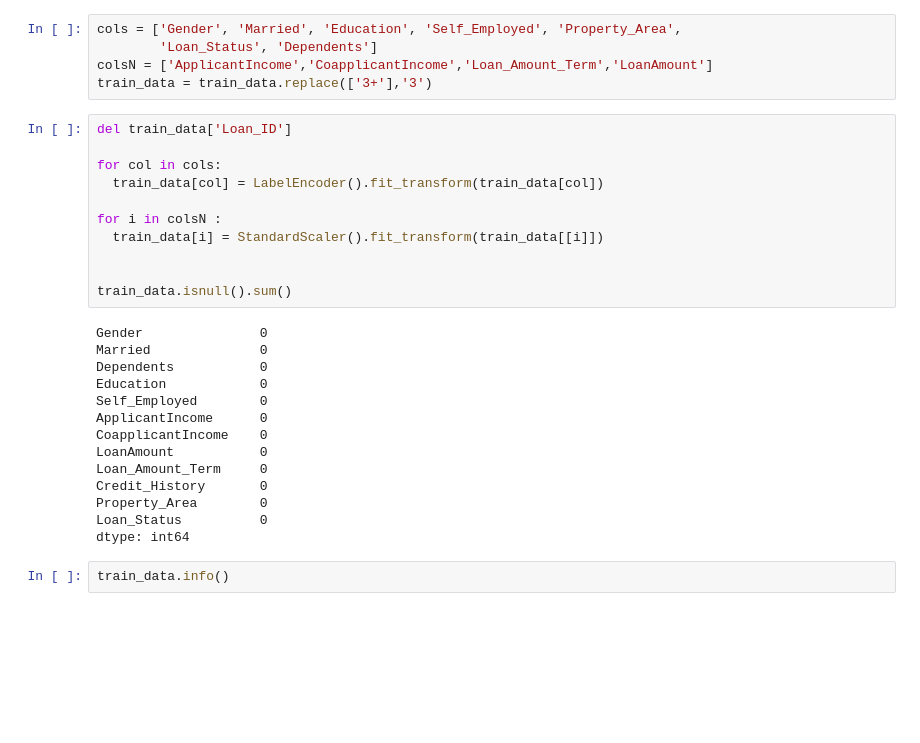
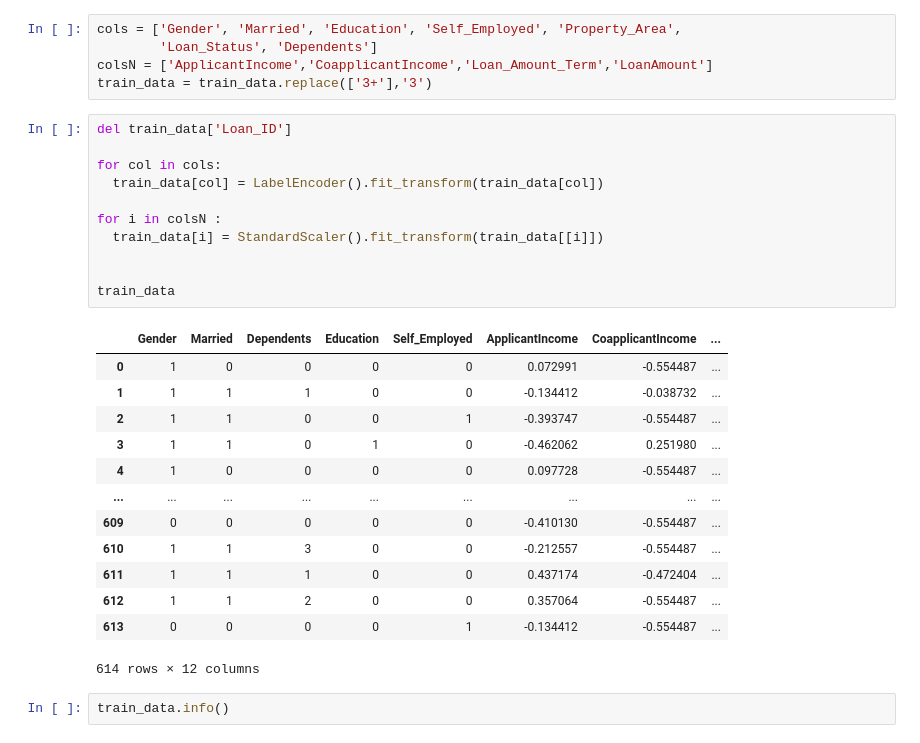
Before and after one commit to BankTHP/Loan-Prediction-0.81, a Jupyter notebook: Loan-Prediction-0.81.ipynb, the cells around one changed output. Cells and saved outputs as stored; diff of their text form; blank space fills up the shorter version.

```diff
--- a/Loan-Prediction-0.81.ipynb
+++ b/Loan-Prediction-0.81.ipynb
@@ -363,28 +363,28 @@ train_data = train_data.replace(['3+'],'3')
 # %%
 del train_data['Loan_ID']
 
 for col in cols:
   train_data[col] = LabelEncoder().fit_transform(train_data[col])
 
 for i in colsN :
   train_data[i] = StandardScaler().fit_transform(train_data[[i]])
 
 
-train_data.isnull().sum()
+train_data
 # %% [output]
+|  | Gender | Married | Dependents | Education | Self_Employed | ApplicantIncome | CoapplicantIncome | ... |
+| 0 | 1 | 0 | 0 | 0 | 0 | 0.072991 | -0.554487 | ... |
+| 1 | 1 | 1 | 1 | 0 | 0 | -0.134412 | -0.038732 | ... |
+| 2 | 1 | 1 | 0 | 0 | 1 | -0.393747 | -0.554487 | ... |
+| 3 | 1 | 1 | 0 | 1 | 0 | -0.462062 | 0.251980 | ... |
+| 4 | 1 | 0 | 0 | 0 | 0 | 0.097728 | -0.554487 | ... |
+| ... | ... | ... | ... | ... | ... | ... | ... | ... |
+| 609 | 0 | 0 | 0 | 0 | 0 | -0.410130 | -0.554487 | ... |
+| 610 | 1 | 1 | 3 | 0 | 0 | -0.212557 | -0.554487 | ... |
+| 611 | 1 | 1 | 1 | 0 | 0 | 0.437174 | -0.472404 | ... |
+| 612 | 1 | 1 | 2 | 0 | 0 | 0.357064 | -0.554487 | ... |
+| 613 | 0 | 0 | 0 | 0 | 1 | -0.134412 | -0.554487 | ... |
-Gender               0
-Married              0
-Dependents           0
-Education            0
-Self_Employed        0
-ApplicantIncome      0
-CoapplicantIncome    0
-LoanAmount           0
-Loan_Amount_Term     0
-Credit_History       0
-Property_Area        0
-Loan_Status          0
-dtype: int64
+614 rows × 12 columns
 # %%
 train_data.info()
 # %% [output]
```
Also changed, not shown: parts of 6 cells of this notebook, 3 other files.
